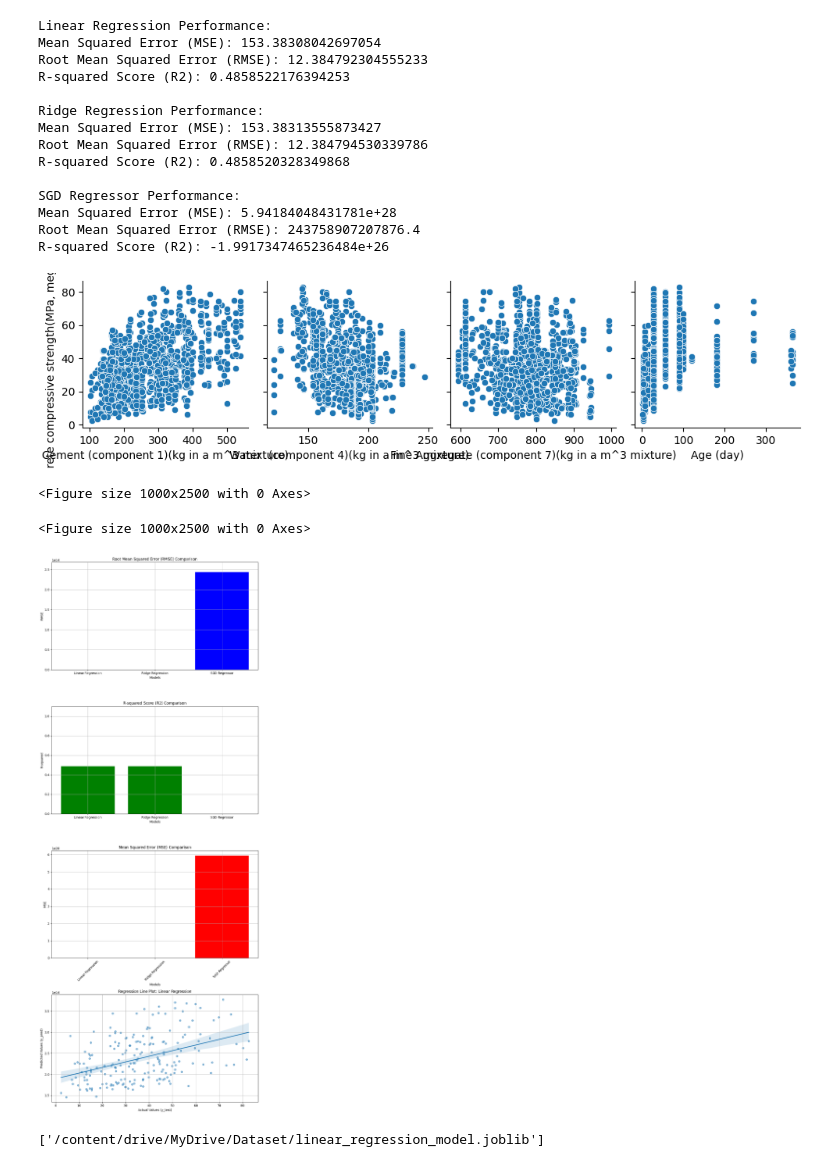
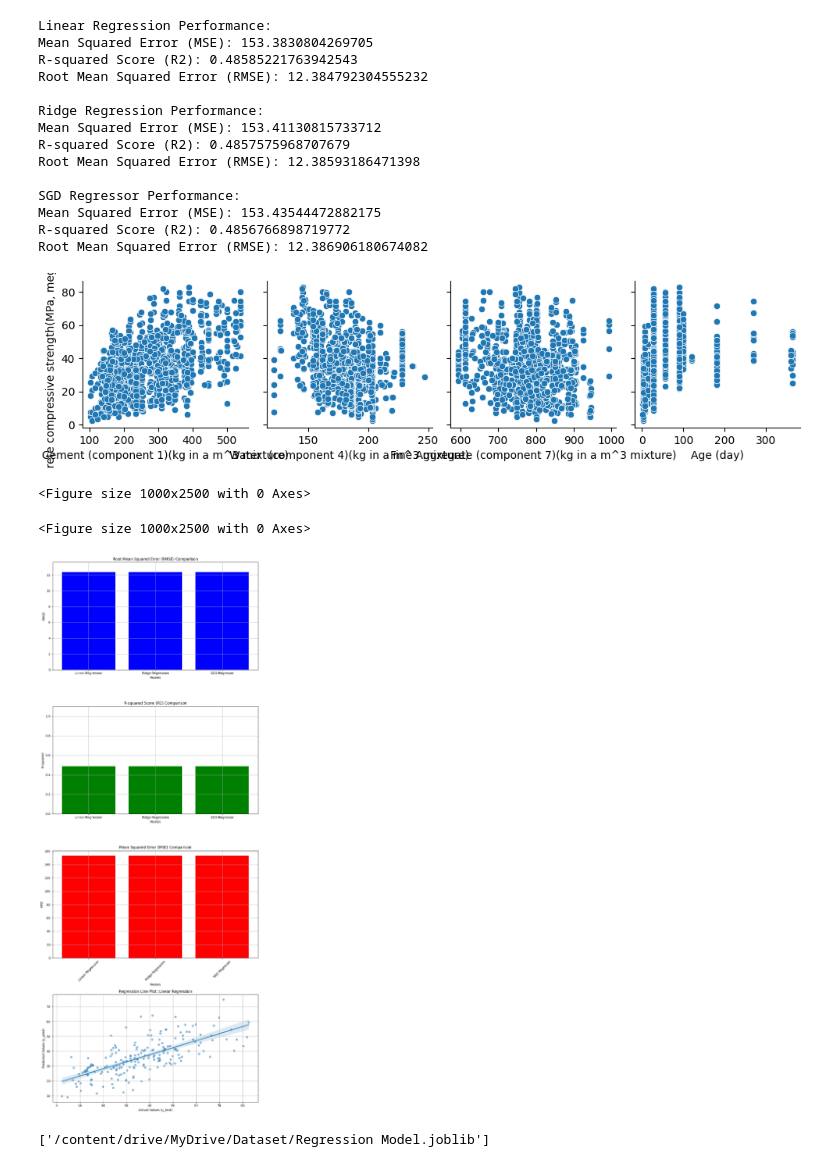
Before and after one commit to Lythea/LE1_DelMundo, a Jupyter notebook: Machine_Learning.ipynb, the cells around one changed output. Saved outputs shown, nothing was run; the diff lists cells and outputs as text; code cells hidden in the pictures.

```diff
--- a/Machine_Learning.ipynb
+++ b/Machine_Learning.ipynb
@@ -60,10 +60,11 @@ model_names = []
 rmse_values = []
 mse_values = []
 r2_values = []
-best_model_name = name
+best_model_name = ""  # Define `best_model_name` initially
 
 for name, model in models:
     pipeline = Pipeline(steps=[
+        ('scaler', StandardScaler()),
         ('regressor', model)
     ])
 
@@ -79,7 +80,6 @@ for name, model in models:
     print("Mean Squared Error (MSE):", mse)
     print("R-squared Score (R2):", r2)
     print("Root Mean Squared Error (RMSE):", rmse)
-
 
     model_names.append(name)
     rmse_values.append(rmse)
@@ -130,45 +130,44 @@ plt.grid(True)
 
 plt.tight_layout()
 plt.show()
+
+from joblib import dump
+dump(pipeline, '/content/drive/MyDrive/Dataset/Regression Model.joblib')
 # %% [output]
 <class 'pandas.core.frame.DataFrame'>
 RangeIndex: 1030 entries, 0 to 1029
 Data columns (total 9 columns):
  #   Column                                                 Non-Null Count  Dtype
 ---  ------                                                 --------------  -----
  0   Cement (component 1)(kg in a m^3 mixture)              1030 non-null   float64
  1   Blast Furnace Slag (component 2)(kg in a m^3 mixture)  1030 non-null   float64
  2   Fly Ash (component 3)(kg in a m^3 mixture)             1030 non-null   float64
  3   Water  (component 4)(kg in a m^3 mixture)              1030 non-null   float64
  4   Superplasticizer (component 5)(kg in a m^3 mixture)    1030 non-null   float64
  5   Coarse Aggregate  (component 6)(kg in a m^3 mixture)   1030 non-null   float64
  6   Fine Aggregate (component 7)(kg in a m^3 mixture)      1030 non-null   float64
 ... (142 lines left out)
 1028                                             32.77
 1029                                             32.40
 
 [1005 rows x 9 columns]
 [figure]
 Linear Regression Performance:
-Mean Squared Error (MSE): 153.38308042697054
-Root Mean Squared Error (RMSE): 12.384792304555233
-R-squared Score (R2): 0.4858522176394253
+Mean Squared Error (MSE): 153.3830804269705
+R-squared Score (R2): 0.48585221763942543
+Root Mean Squared Error (RMSE): 12.384792304555232
 
 Ridge Regression Performance:
-Mean Squared Error (MSE): 153.38313555873427
-Root Mean Squared Error (RMSE): 12.384794530339786
-R-squared Score (R2): 0.4858520328349868
+Mean Squared Error (MSE): 153.41130815733712
+R-squared Score (R2): 0.4857575968707679
+Root Mean Squared Error (RMSE): 12.38593186471398
 
 SGD Regressor Performance:
-Mean Squared Error (MSE): 5.94184048431781e+28
-Root Mean Squared Error (RMSE): 243758907207876.4
-R-squared Score (R2): -1.9917347465236484e+26
+Mean Squared Error (MSE): 153.43544472882175
+R-squared Score (R2): 0.4856766898719772
+Root Mean Squared Error (RMSE): 12.386906180674082
 [figure]
 <Figure size 1000x2500 with 0 Axes>
 <Figure size 1000x2500 with 0 Axes>
-[figure, old version]
+[figure, new version]
+['/content/drive/MyDrive/Dataset/Regression Model.joblib']
-# %%
-from joblib import dump
-dump(pipeline, '/content/drive/MyDrive/Dataset/linear_regression_model.joblib')
-# %% [output]
-['/content/drive/MyDrive/Dataset/linear_regression_model.joblib']
```
Also changed, not shown: parts of 3 cells of this notebook.
